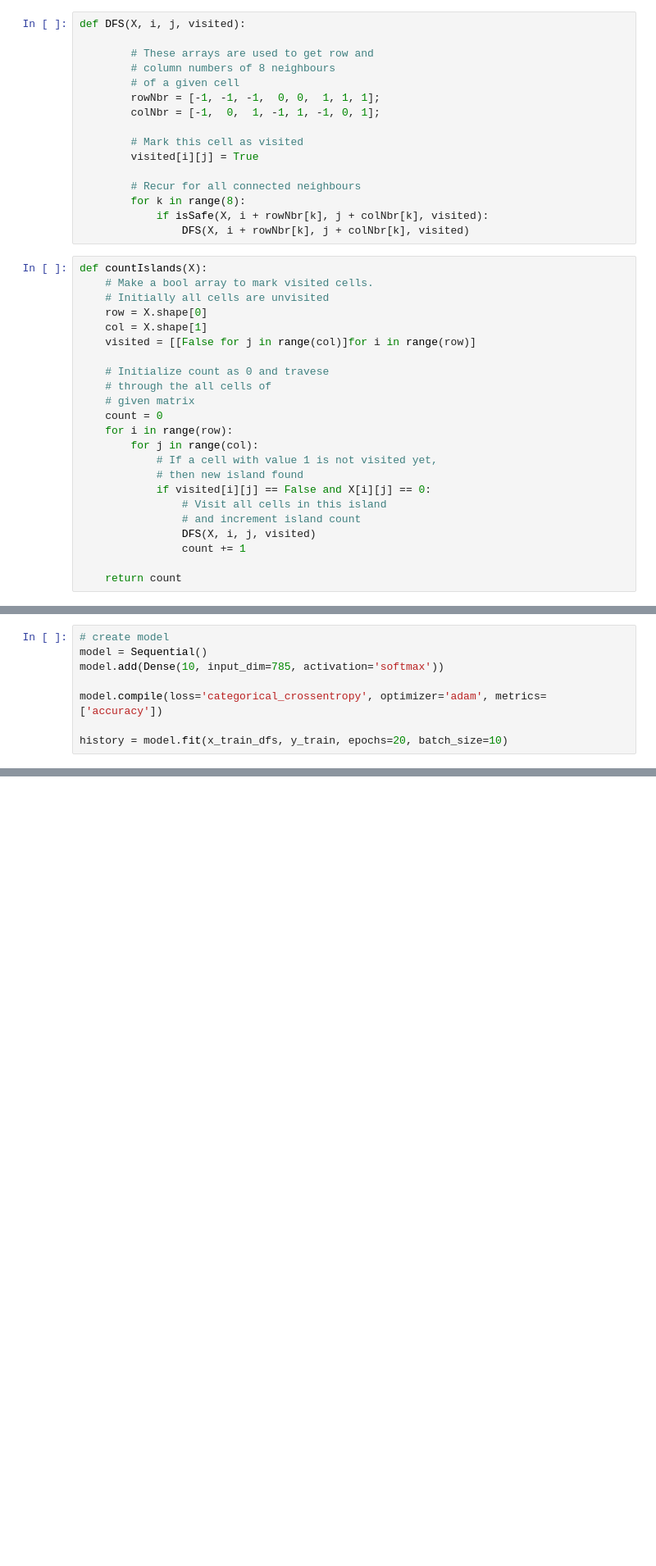
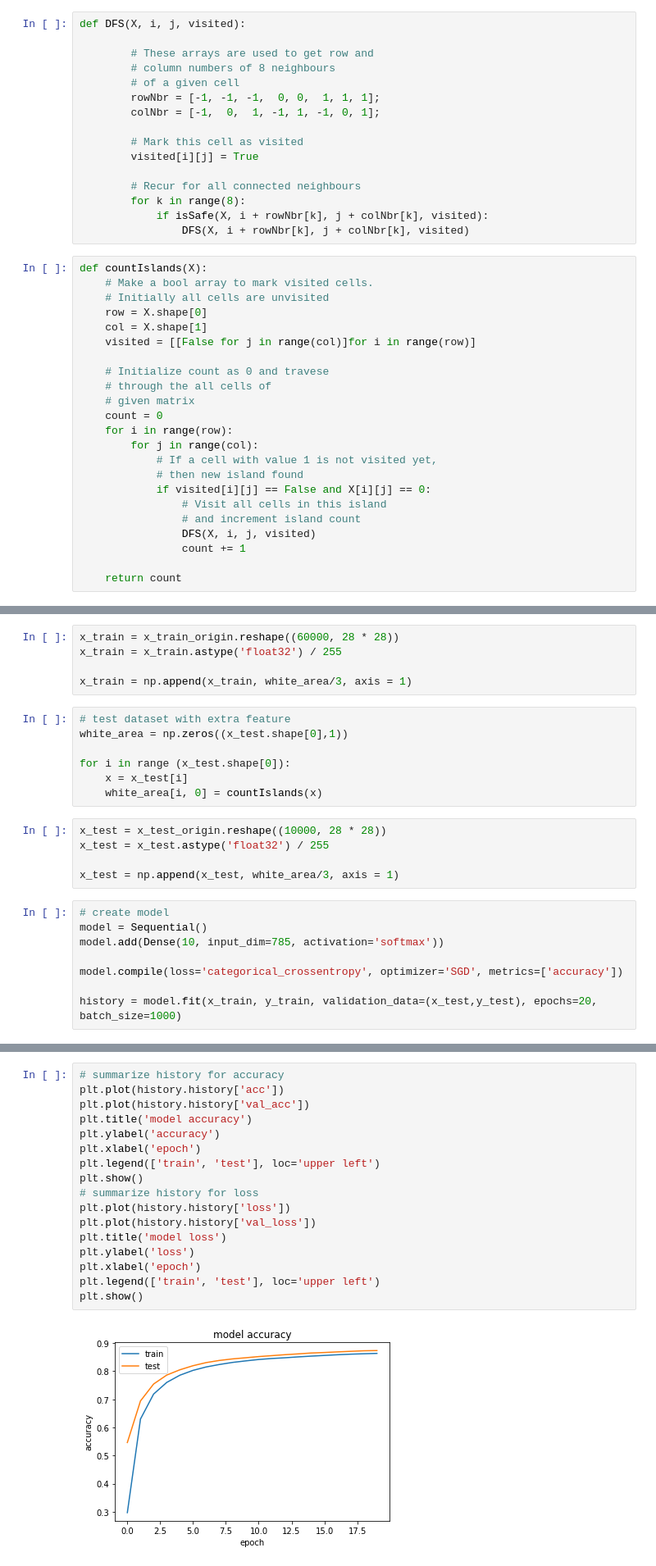
Before and after one commit to PeiLi-Sandman/machine_learning, a Jupyter notebook: HW1/Problem_5.ipynb, the cells around one changed output, grey strips where cells are left out. Shown: that part at 82% size. Saved outputs shown, nothing was run; the diff lists cells and outputs as text; blank space fills up the shorter version.

Commit message:
add test data set

```diff
--- a/HW1/Problem_5.ipynb
+++ b/HW1/Problem_5.ipynb
@@ -90,9 +83,26 @@ y_train = to_categorical(y_train_origin, num_classes=10)
+# %%
+x_train = x_train_origin.reshape((60000, 28 * 28))
+x_train = x_train.astype('float32') / 255
+
+x_train = np.append(x_train, white_area/3, axis = 1)
+# %%
+# test dataset with extra feature
+white_area = np.zeros((x_test.shape[0],1))
+
+for i in range (x_test.shape[0]):
+    x = x_test[i]
+    white_area[i, 0] = countIslands(x)
+# %%
+x_test = x_test_origin.reshape((10000, 28 * 28))
+x_test = x_test.astype('float32') / 255
+
+x_test = np.append(x_test, white_area/3, axis = 1)
 # %%
 # create model
 model = Sequential()
 model.add(Dense(10, input_dim=785, activation='softmax'))
 
-model.compile(loss='categorical_crossentropy', optimizer='adam', metrics=['accuracy'])
+model.compile(loss='categorical_crossentropy', optimizer='SGD', metrics=['accuracy'])
 
-history = model.fit(x_train_dfs, y_train, epochs=20, batch_size=10)
+history = model.fit(x_train, y_train, validation_data=(x_test,y_test), epochs=20, batch_size=1000)
 # %% [output]
@@ -115,0 +126,19 @@ Epoch 20/20
+# %%
+# summarize history for accuracy
+plt.plot(history.history['acc'])
+plt.plot(history.history['val_acc'])
+plt.title('model accuracy')
+plt.ylabel('accuracy')
+plt.xlabel('epoch')
+plt.legend(['train', 'test'], loc='upper left')
+plt.show()
+# summarize history for loss
+plt.plot(history.history['loss'])
+plt.plot(history.history['val_loss'])
+plt.title('model loss')
+plt.ylabel('loss')
+plt.xlabel('epoch')
+plt.legend(['train', 'test'], loc='upper left')
+plt.show()
+# %% [output]
+[figure, added]
```
Also changed, not shown: parts of 6 cells of this notebook.
